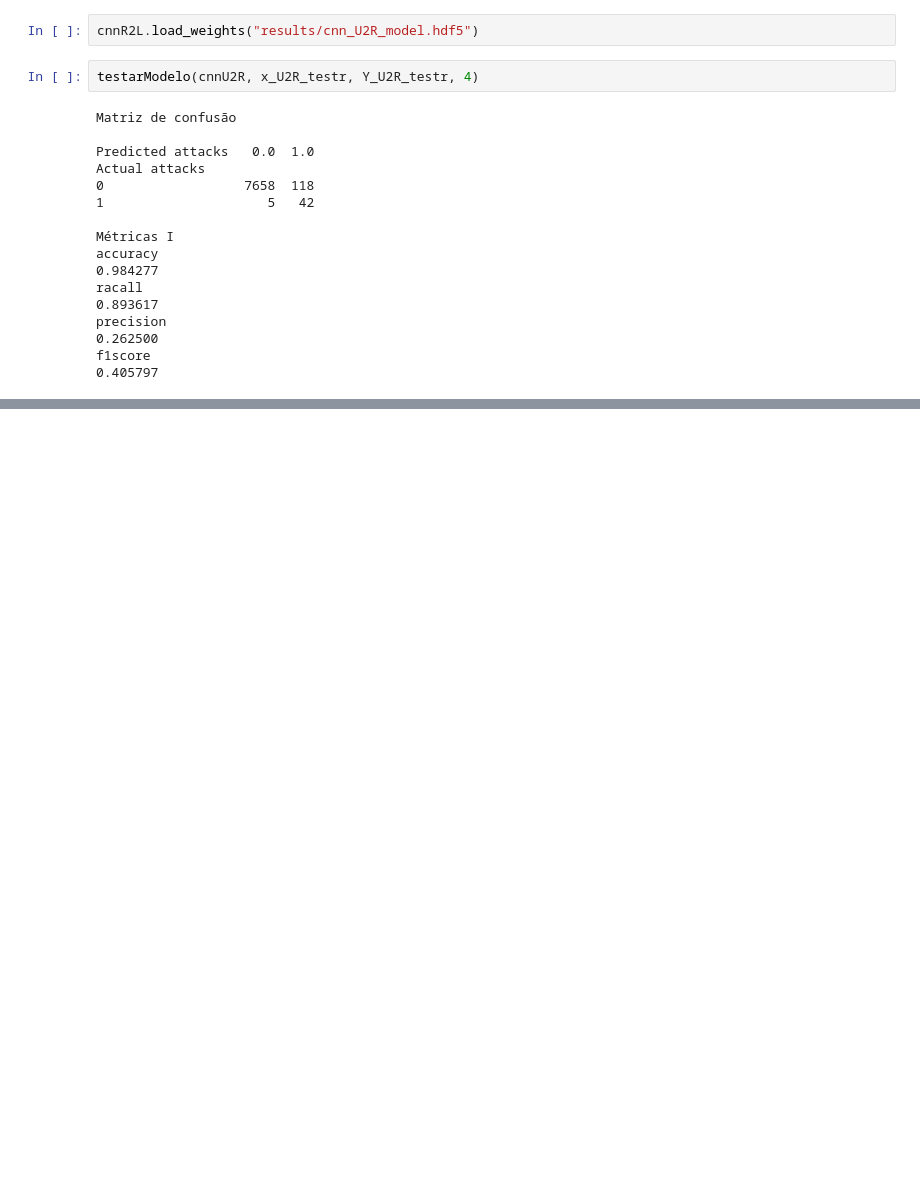
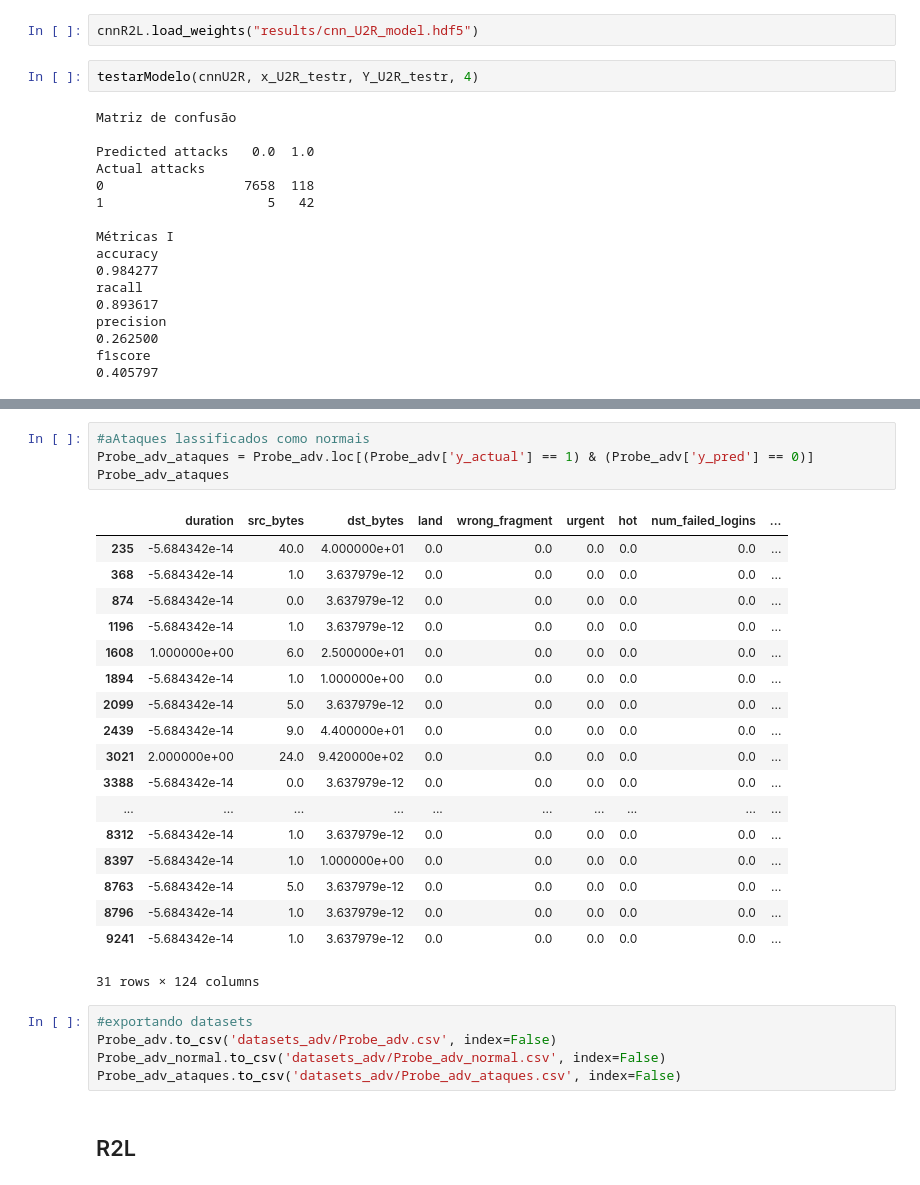
Before and after one commit to pedropaiola/Adversarial-Explainable-IDS, a Jupyter notebook: classificadores.ipynb, the cells around one changed output, grey strips where cells are left out. Saved outputs shown, nothing was run; the diff lists cells and outputs as text; blank space fills up the shorter version.

```diff
--- a/classificadores.ipynb
+++ b/classificadores.ipynb
@@ -1593,0 +1797,30 @@ f1score
+# %%
+#aAtaques lassificados como normais
+Probe_adv_ataques = Probe_adv.loc[(Probe_adv['y_actual'] == 1) & (Probe_adv['y_pred'] == 0)]
+Probe_adv_ataques
+# %% [output]
+|  | duration | src_bytes | dst_bytes | land | wrong_fragment | urgent | hot | num_failed_logins | ... |
+| 235 | -5.684342e-14 | 40.0 | 4.000000e+01 | 0.0 | 0.0 | 0.0 | 0.0 | 0.0 | ... |
+| 368 | -5.684342e-14 | 1.0 | 3.637979e-12 | 0.0 | 0.0 | 0.0 | 0.0 | 0.0 | ... |
+| 874 | -5.684342e-14 | 0.0 | 3.637979e-12 | 0.0 | 0.0 | 0.0 | 0.0 | 0.0 | ... |
+| 1196 | -5.684342e-14 | 1.0 | 3.637979e-12 | 0.0 | 0.0 | 0.0 | 0.0 | 0.0 | ... |
+| 1608 | 1.000000e+00 | 6.0 | 2.500000e+01 | 0.0 | 0.0 | 0.0 | 0.0 | 0.0 | ... |
+| 1894 | -5.684342e-14 | 1.0 | 1.000000e+00 | 0.0 | 0.0 | 0.0 | 0.0 | 0.0 | ... |
+| 2099 | -5.684342e-14 | 5.0 | 3.637979e-12 | 0.0 | 0.0 | 0.0 | 0.0 | 0.0 | ... |
+| 2439 | -5.684342e-14 | 9.0 | 4.400000e+01 | 0.0 | 0.0 | 0.0 | 0.0 | 0.0 | ... |
+| 3021 | 2.000000e+00 | 24.0 | 9.420000e+02 | 0.0 | 0.0 | 0.0 | 0.0 | 0.0 | ... |
+| 3388 | -5.684342e-14 | 0.0 | 3.637979e-12 | 0.0 | 0.0 | 0.0 | 0.0 | 0.0 | ... |
+| ... | ... | ... | ... | ... | ... | ... | ... | ... | ... |
+| 8312 | -5.684342e-14 | 1.0 | 3.637979e-12 | 0.0 | 0.0 | 0.0 | 0.0 | 0.0 | ... |
+| 8397 | -5.684342e-14 | 1.0 | 1.000000e+00 | 0.0 | 0.0 | 0.0 | 0.0 | 0.0 | ... |
+| 8763 | -5.684342e-14 | 5.0 | 3.637979e-12 | 0.0 | 0.0 | 0.0 | 0.0 | 0.0 | ... |
+| 8796 | -5.684342e-14 | 1.0 | 3.637979e-12 | 0.0 | 0.0 | 0.0 | 0.0 | 0.0 | ... |
+| 9241 | -5.684342e-14 | 1.0 | 3.637979e-12 | 0.0 | 0.0 | 0.0 | 0.0 | 0.0 | ... |
+31 rows × 124 columns
+# %%
+#exportando datasets
+Probe_adv.to_csv('datasets_adv/Probe_adv.csv', index=False)
+Probe_adv_normal.to_csv('datasets_adv/Probe_adv_normal.csv', index=False)
+Probe_adv_ataques.to_csv('datasets_adv/Probe_adv_ataques.csv', index=False)
+# %% [markdown]
+<h2>R2L</h2>
```
Also changed, not shown: parts of 45 cells of this notebook, 16 other files.
